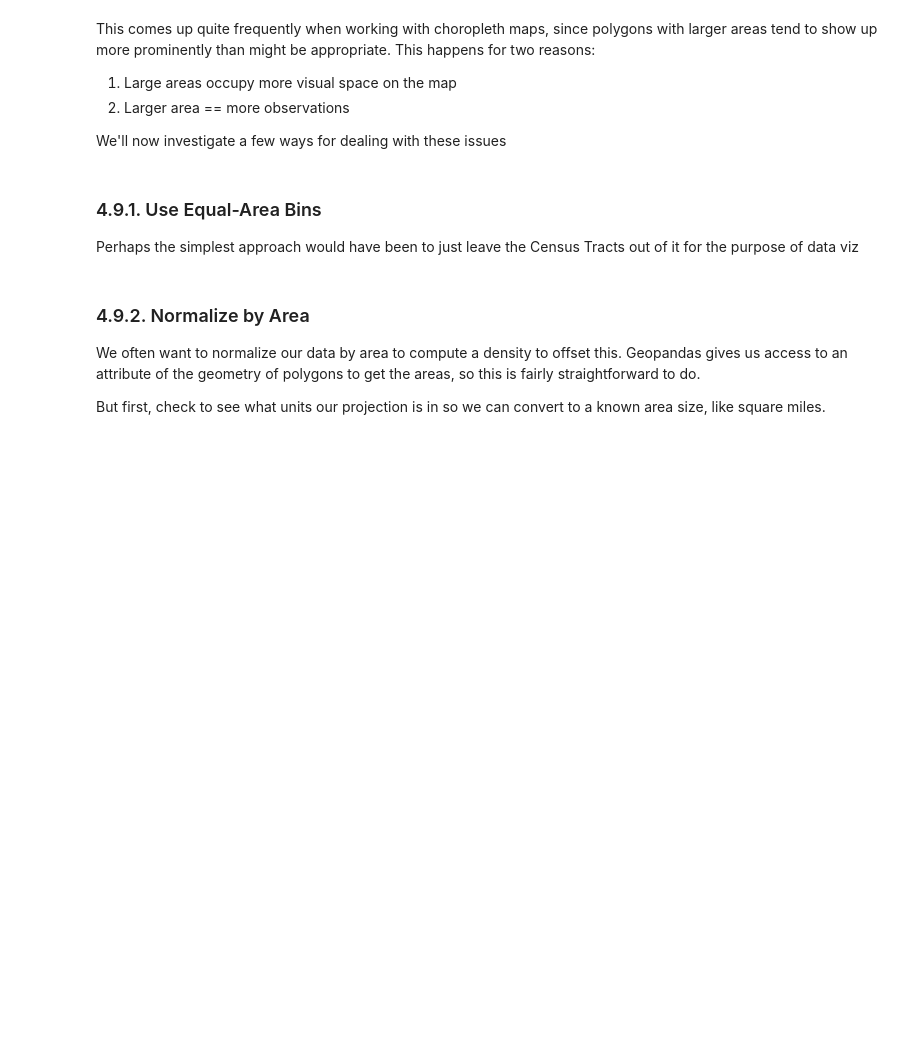
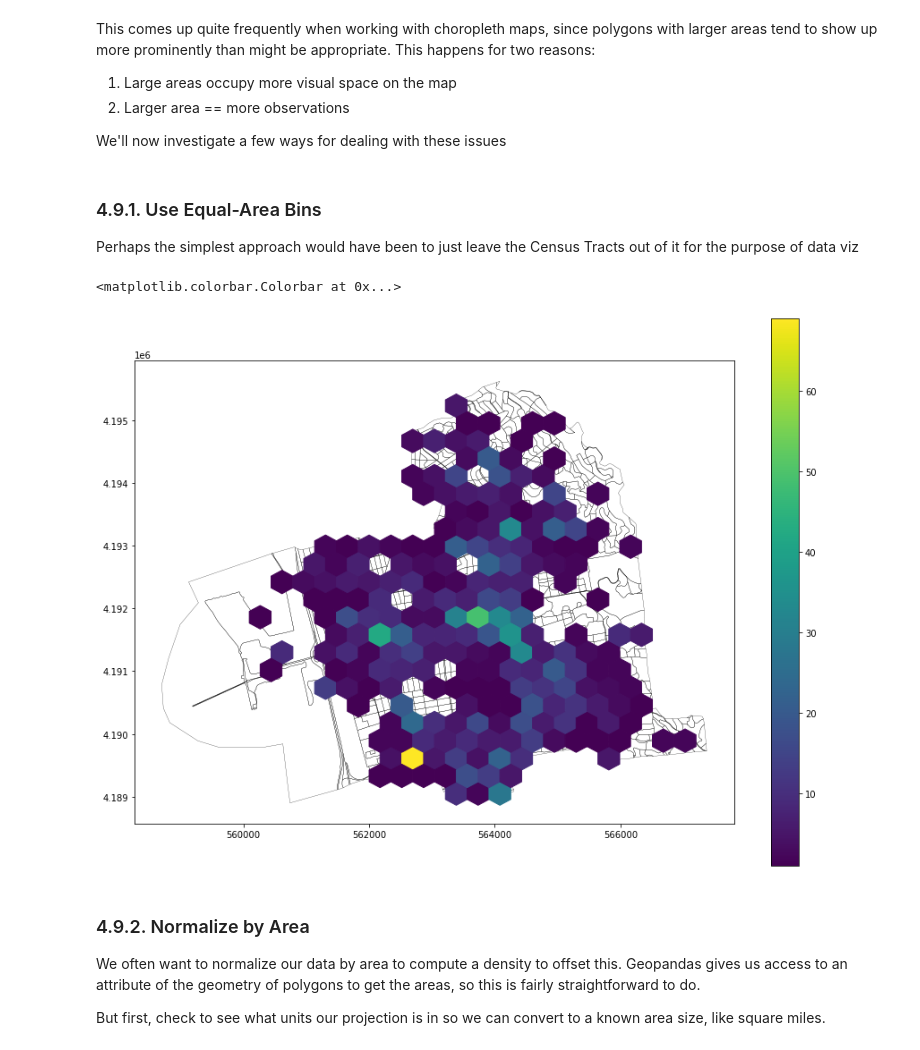
Before and after one commit to daisybellelewis/CYPLAN255, a Jupyter notebook: notebooks/lecture_14_geospatial_data_analysis.ipynb, the cells around one changed output. Saved outputs shown, nothing was run; the diff lists cells and outputs as text; code cells hidden in the pictures; blank space fills up the shorter version.

```diff
--- a/notebooks/lecture_14_geospatial_data_analysis.ipynb
+++ b/notebooks/lecture_14_geospatial_data_analysis.ipynb
@@ -185,12 +261,15 @@ Perhaps the simplest approach would have been to just leave the Census Tracts ou
 # %%
 # code won't work if we have any empty geometries
 geovandalism_proj_blocks = geovandalism_proj_blocks[~geovandalism_proj_blocks.is_empty]
 
 # plot
 fig, ax = plt.subplots(figsize=(15,15))
 g = blocks_proj.plot(color='none', edgecolor='k', linewidth=.25, ax=ax)
-hb = ax.hexbin(geovandalism_proj_blocks['geometry'].x, geovandalism_proj_blocks['geometry'].y, gridsize=20, mincnt=1)
+hb = ax.hexbin(x=geovandalism_proj_blocks['geometry'].x, y=geovandalism_proj_blocks['geometry'].y, gridsize=20, mincnt=1)
 fig.colorbar(hb, shrink=.75)
+# %% [output]
+<matplotlib.colorbar.Colorbar at 0x...>
+[figure, added]
 # %% [markdown]
 ### 4.9.2. Normalize by Area
 
```
Also changed, not shown: parts of 61 cells of this notebook.
